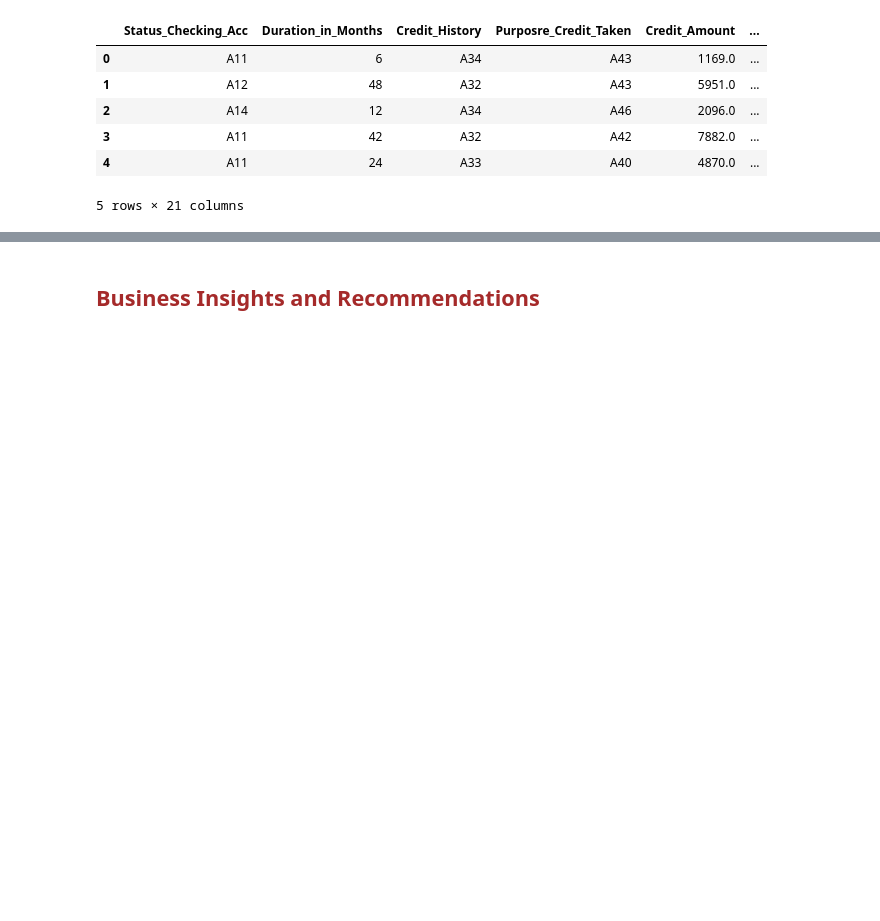
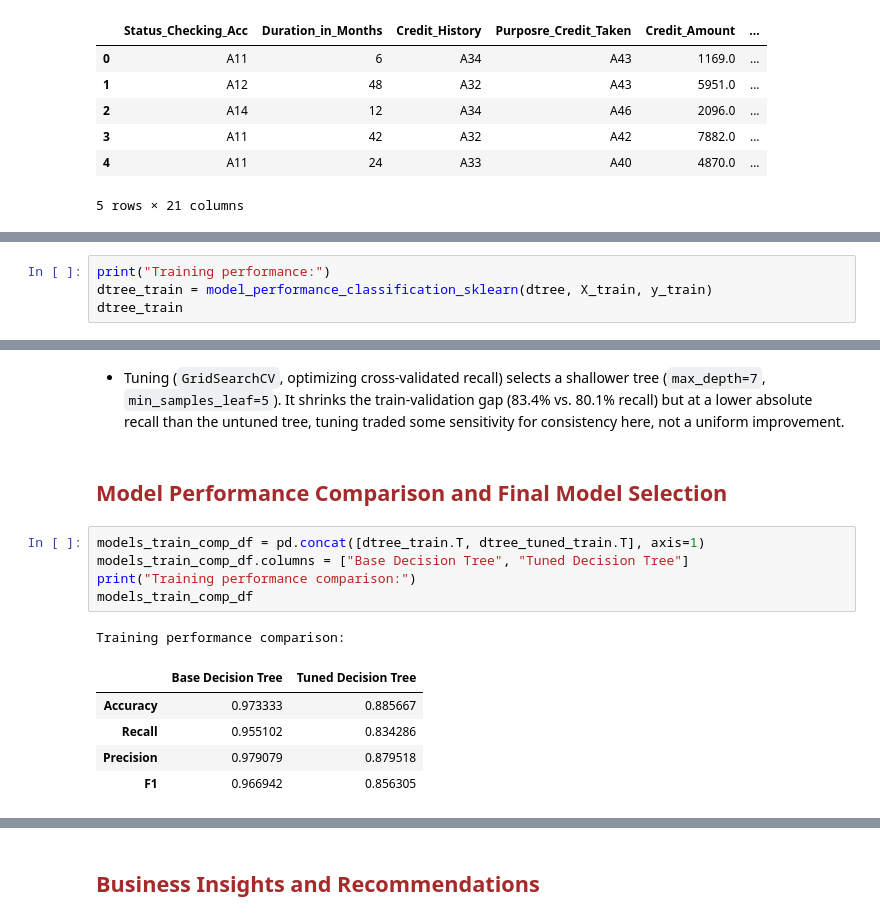
Before and after one commit to yogi-datalabs/machine-learning, a Jupyter notebook: ML Pipelines/Credit Default Prediction with an sklearn Pipeline.ipynb, the cells around one changed output, grey strips where cells are left out. Drawn from its saved outputs; the diff is of its cells as text; blank space fills up the shorter version.

```diff
--- a/ML Pipelines/Credit Default Prediction with an sklearn Pipeline.ipynb
+++ b/ML Pipelines/Credit Default Prediction with an sklearn Pipeline.ipynb
@@ -336,0 +167,4 @@ into a pipeline once the logic is right.
+# %%
+print("Training performance:")
+dtree_train = model_performance_classification_sklearn(dtree, X_train, y_train)
+dtree_train
@@ -336,0 +237,19 @@ into a pipeline once the logic is right.
+# %% [markdown]
+- Tuning (`GridSearchCV`, optimizing cross-validated recall) selects a shallower tree
+  (`max_depth=7`, `min_samples_leaf=5`). It shrinks the train-validation gap (83.4% vs. 80.1%
+  recall) but at a lower absolute recall than the untuned tree, tuning traded some sensitivity for
+  consistency here, not a uniform improvement.
+# %% [markdown]
+## <font color="brown"> Model Performance Comparison and Final Model Selection</font>
+# %%
+models_train_comp_df = pd.concat([dtree_train.T, dtree_tuned_train.T], axis=1)
+models_train_comp_df.columns = ["Base Decision Tree", "Tuned Decision Tree"]
+print("Training performance comparison:")
+models_train_comp_df
+# %% [output]
+Training performance comparison:
+|  | Base Decision Tree | Tuned Decision Tree |
+| Accuracy | 0.973333 | 0.885667 |
+| Recall | 0.955102 | 0.834286 |
+| Precision | 0.979079 | 0.879518 |
+| F1 | 0.966942 | 0.856305 |
```
Also changed, not shown: parts of 74 cells of this notebook, 1 other file.
